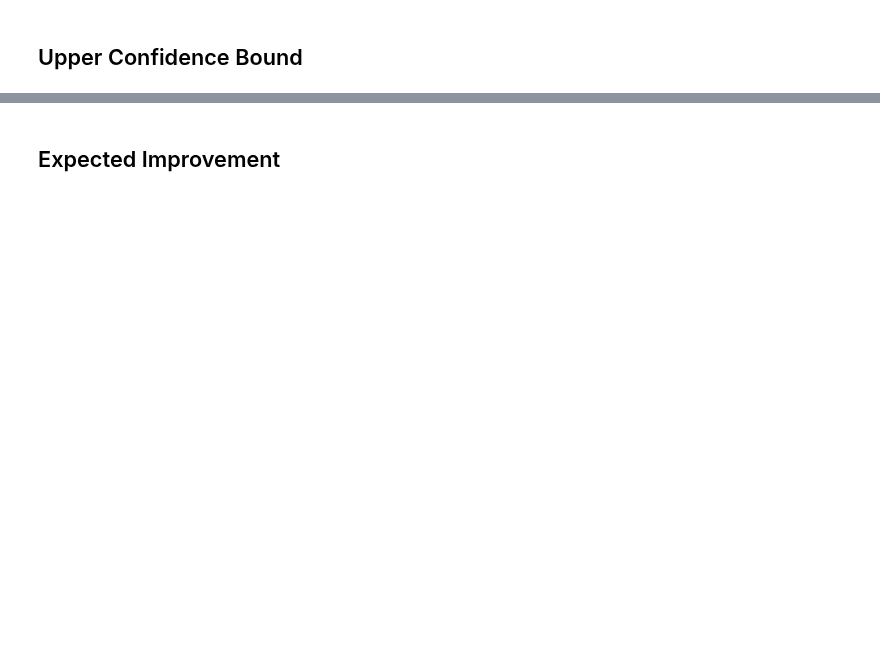
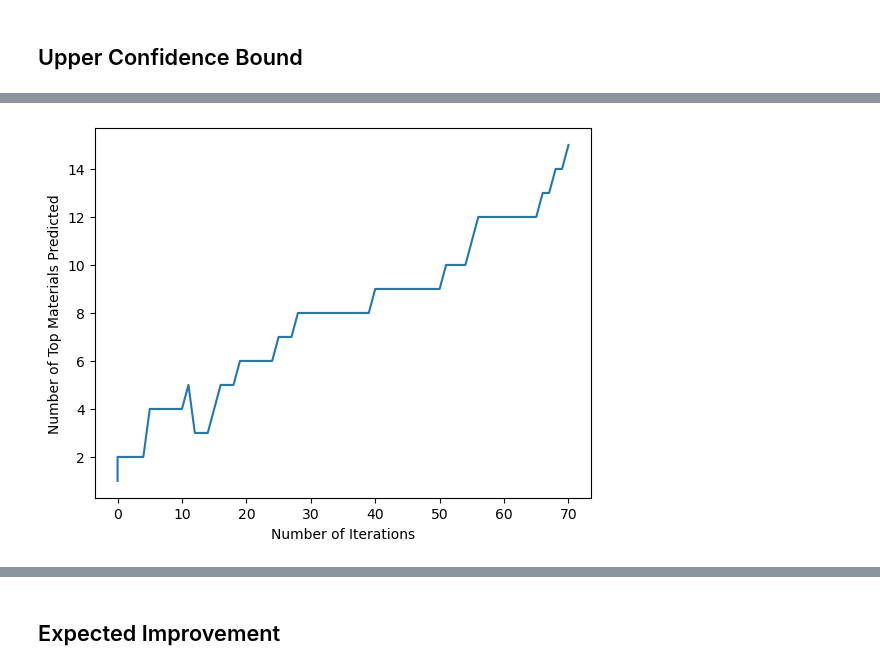
Before and after one commit to AJB33/MaterialsInformatics, a Jupyter notebook: HW/HW3/HW3 Q1.ipynb, the cells around one changed output, grey strips where cells are left out. Saved outputs shown, nothing was run; the diff lists cells and outputs as text; code cells hidden in the pictures; blank space fills up the shorter version.

```diff
--- a/HW/HW3/HW3 Q1.ipynb
+++ b/HW/HW3/HW3 Q1.ipynb
@@ -93,0 +199,7 @@ while
+# %%
+plt.plot(num_iter_st,ntms_st)
+plt.xlabel("Number of Iterations")
+plt.ylabel("Number of Top Materials Predicted")
+plt.show()
+# %% [output]
+[figure, added]
```
Also changed, not shown: parts of 17 cells of this notebook, 1 other file.
